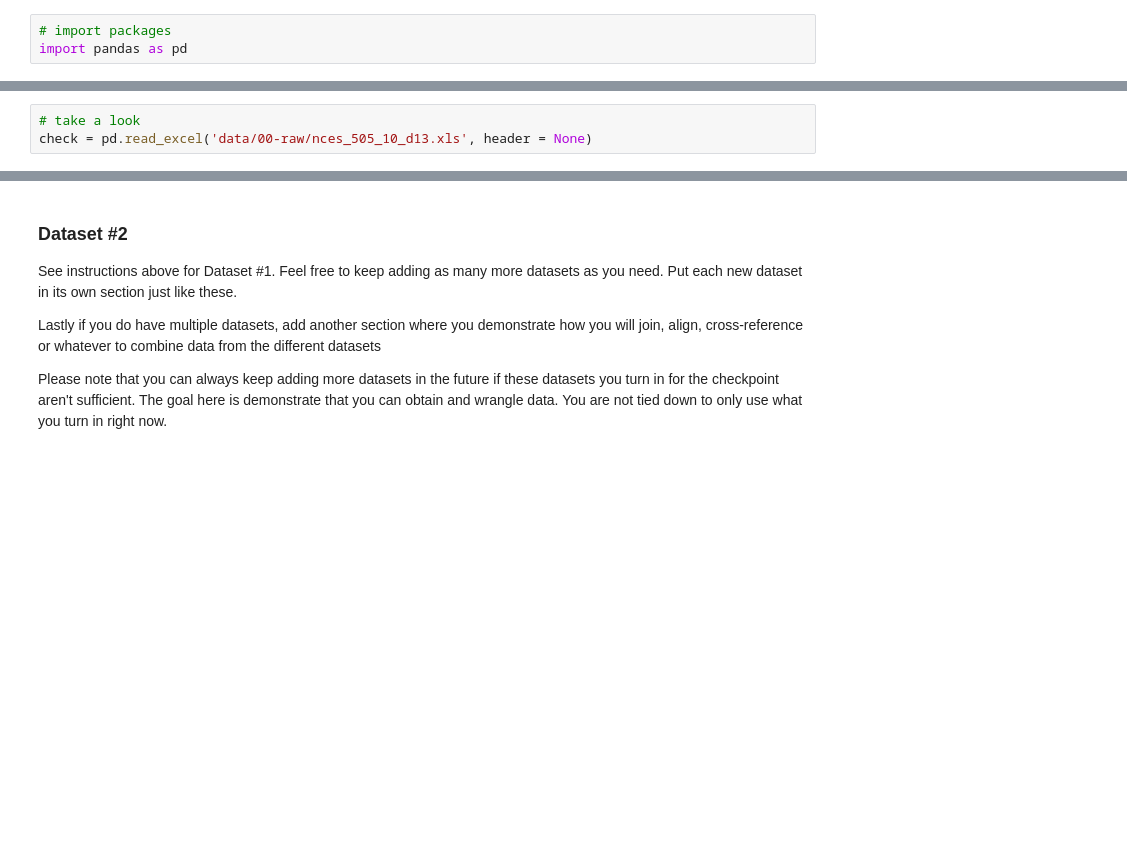
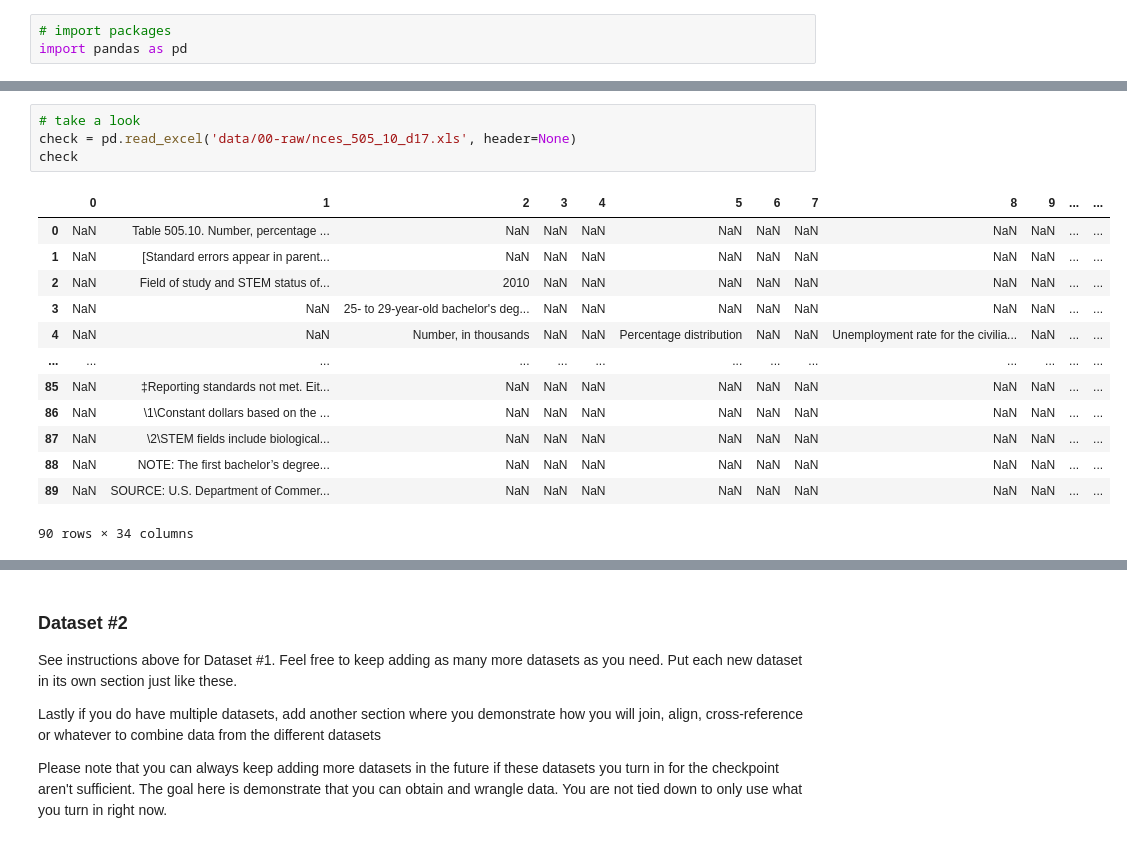
Before and after one commit to COGS108/Group-SP26-095, a Jupyter notebook: 01-DataCheckpoint.ipynb, the cells around one changed output, grey strips where cells are left out. Saved outputs shown, nothing was run; the diff lists cells and outputs as text; blank space fills up the shorter version.

Commit message:
Data Cleaning

```diff
--- a/01-DataCheckpoint.ipynb
+++ b/01-DataCheckpoint.ipynb
@@ -173,3 +185,18 @@ file_years = {
 # %%
 # take a look
-check = pd.read_excel('data/00-raw/nces_505_10_d13.xls', header = None)
+check = pd.read_excel('data/00-raw/nces_505_10_d17.xls', header=None)
+check
+# %% [output]
+|  | 0 | 1 | 2 | 3 | 4 | 5 | 6 | 7 | 8 | 9 | ... | ... |
+| 0 | NaN | Table 505.10. Number, percentage ... | NaN | NaN | NaN | NaN | NaN | NaN | NaN | NaN | ... | ... |
+| 1 | NaN | [Standard errors appear in parent... | NaN | NaN | NaN | NaN | NaN | NaN | NaN | NaN | ... | ... |
+| 2 | NaN | Field of study and STEM status of... | 2010 | NaN | NaN | NaN | NaN | NaN | NaN | NaN | ... | ... |
+| 3 | NaN | NaN | 25- to 29-year-old bachelor's deg... | NaN | NaN | NaN | NaN | NaN | NaN | NaN | ... | ... |
+| 4 | NaN | NaN | Number, in thousands | NaN | NaN | Percentage distribution | NaN | NaN | Unemployment rate for the civilia... | NaN | ... | ... |
+| ... | ... | ... | ... | ... | ... | ... | ... | ... | ... | ... | ... | ... |
+| 85 | NaN | ‡Reporting standards not met. Eit... | NaN | NaN | NaN | NaN | NaN | NaN | NaN | NaN | ... | ... |
+| 86 | NaN | \1\Constant dollars based on the ... | NaN | NaN | NaN | NaN | NaN | NaN | NaN | NaN | ... | ... |
+| 87 | NaN | \2\STEM fields include biological... | NaN | NaN | NaN | NaN | NaN | NaN | NaN | NaN | ... | ... |
+| 88 | NaN | NOTE: The first bachelor’s degree... | NaN | NaN | NaN | NaN | NaN | NaN | NaN | NaN | ... | ... |
+| 89 | NaN | SOURCE: U.S. Department of Commer... | NaN | NaN | NaN | NaN | NaN | NaN | NaN | NaN | ... | ... |
+90 rows × 34 columns
```
Also changed, not shown: parts of 9 cells of this notebook.
